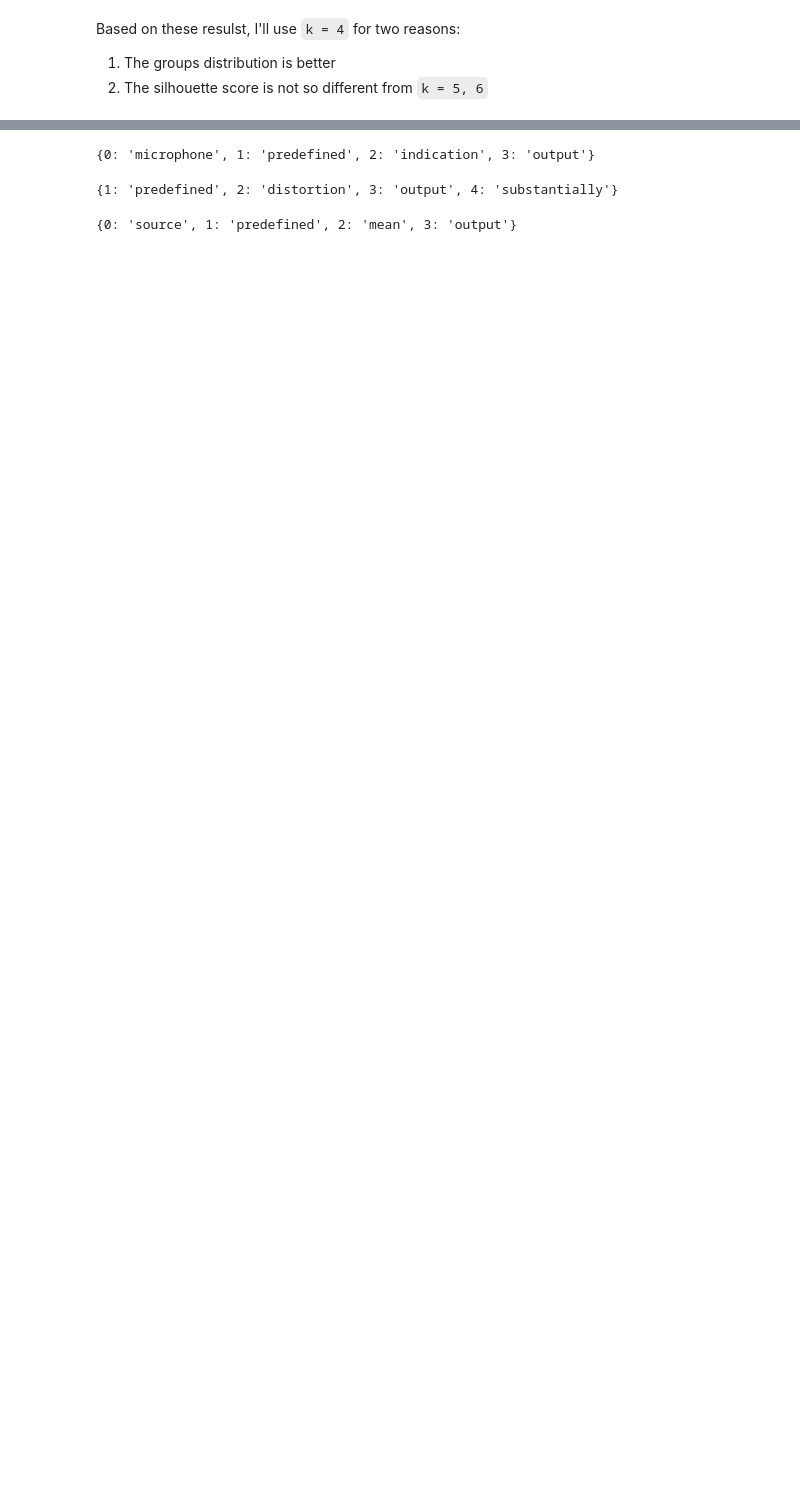
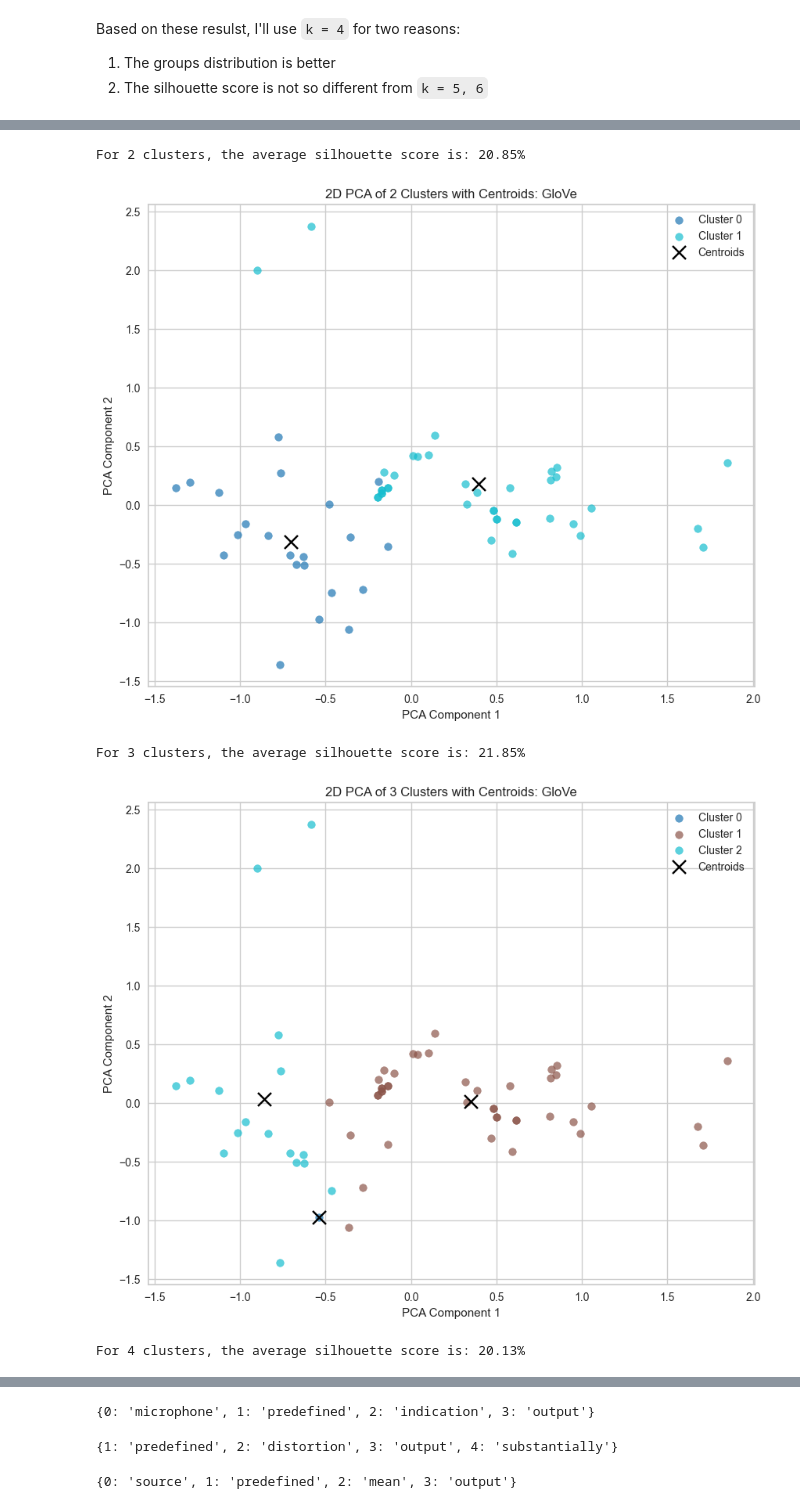
Before and after one commit to TamirG765/NLP-Clustering-Project, a Jupyter notebook: grouping_models.ipynb, the cells around one changed output, grey strips where cells are left out. Cells and saved outputs as stored; diff of their text form; code cells hidden in the pictures; blank space fills up the shorter version.

```diff
--- a/grouping_models.ipynb
+++ b/grouping_models.ipynb
@@ -208,0 +410,9 @@ df.to_csv(csv_path, index=False)
+# %%
+for k in range(2, 8):
+    cluster_and_visualize(np.stack(df_embeddings['GloVe Embedding'].values), k, 'GloVe')
+# %% [output]
+For 2 clusters, the average silhouette score is: 20.85%
+[figure, added]
+For 3 clusters, the average silhouette score is: 21.85%
+[figure, added]
+For 4 clusters, the average silhouette score is: 20.13%
```
Also changed, not shown: parts of 52 cells of this notebook, 3 other files.
